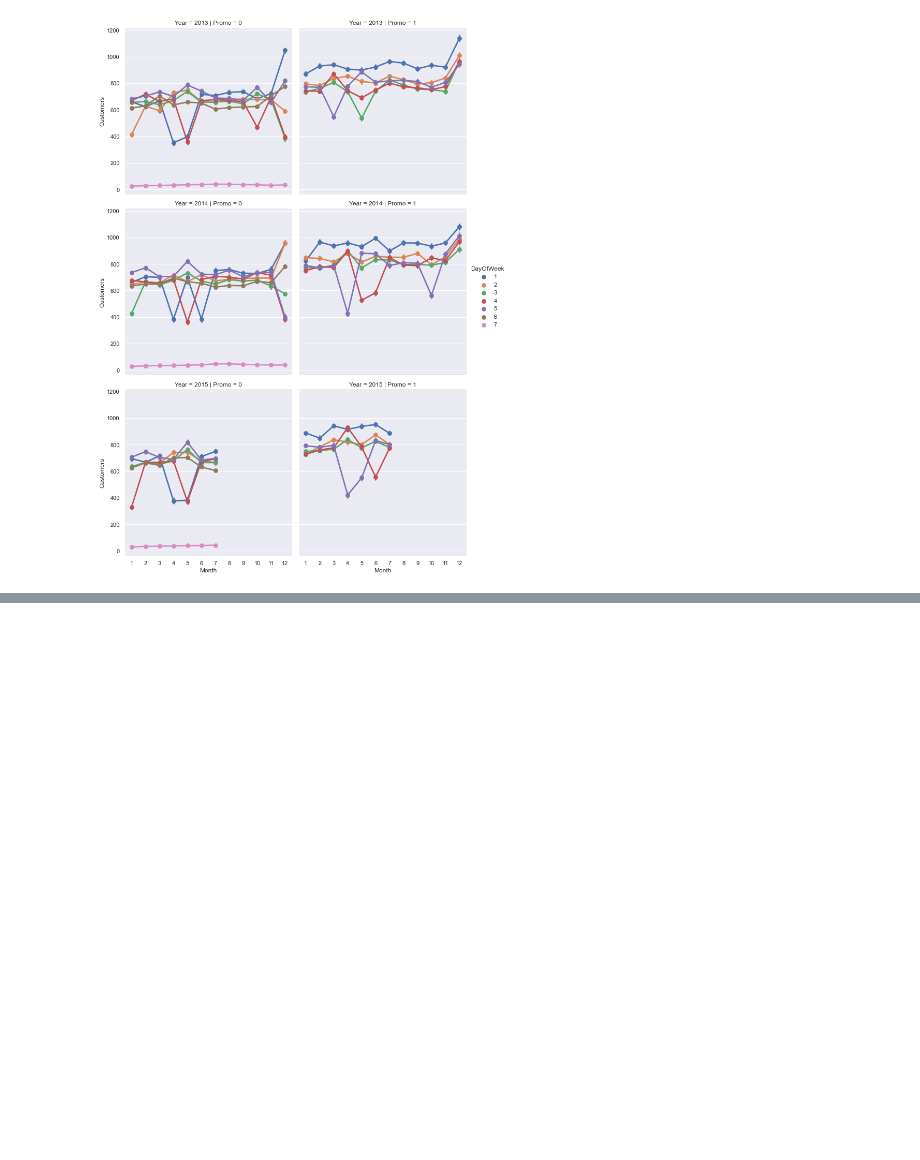
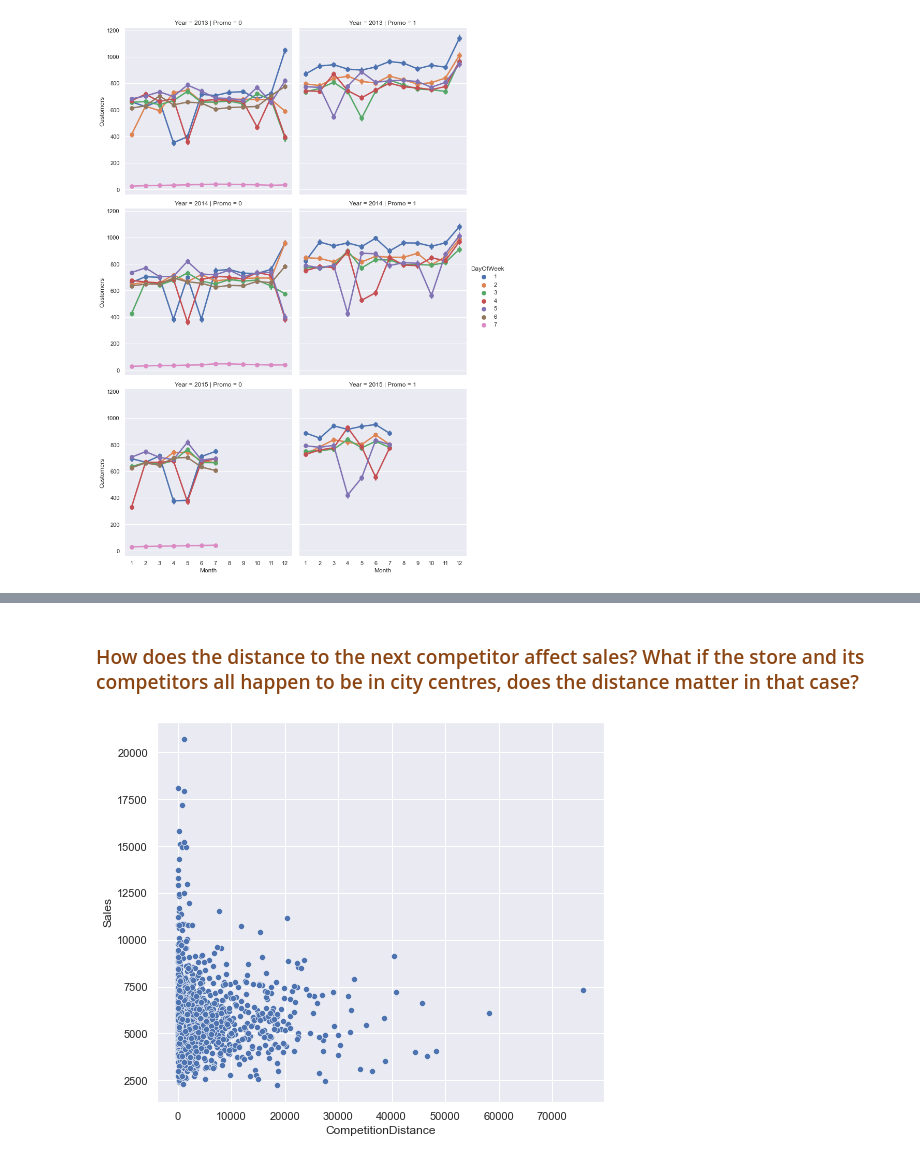
Before and after one commit to Melak2017/Pharmaceutical-Sales-Prediction-, a Jupyter notebook: notebooks/data_exploration.ipynb, the cells around one changed output, grey strips where cells are left out. Drawn from its saved outputs; the diff is of its cells as text; code cells hidden in the pictures; blank space fills up the shorter version.

```diff
--- a/notebooks/data_exploration.ipynb
+++ b/notebooks/data_exploration.ipynb
@@ -674,0 +670,13 @@ sns.scatterplot(data=competition_df_agg, x='CompetitionDistance', y='Sales')
+# %% [markdown]
+### <font color='saddlebrown'>How does the distance to the next competitor affect sales? What if the store and its competitors all happen to be in city centres, does the distance matter in that case?</font>
+# %%
+competition_df = merged_df.groupby('Store').agg({
+    'CompetitionDistance': 'mean',
+    'Sales': 'mean',
+    'Customers': 'mean'
+})
+plt.subplots(figsize = (8, 7))
+sns.scatterplot(x='CompetitionDistance', y='Sales', data=competition_df)
+plt.show()
+# %% [output]
+[figure, added]
```
Also changed, not shown: parts of 94 cells of this notebook.
